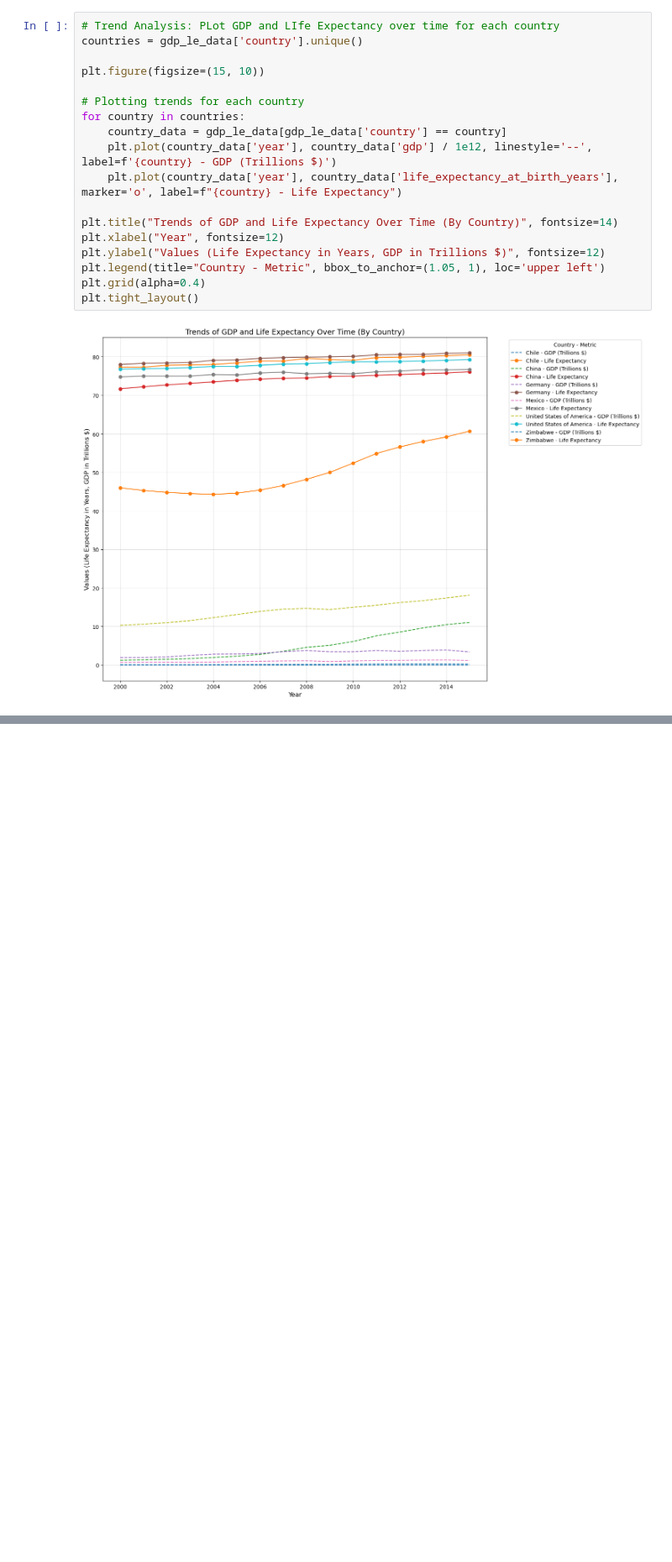
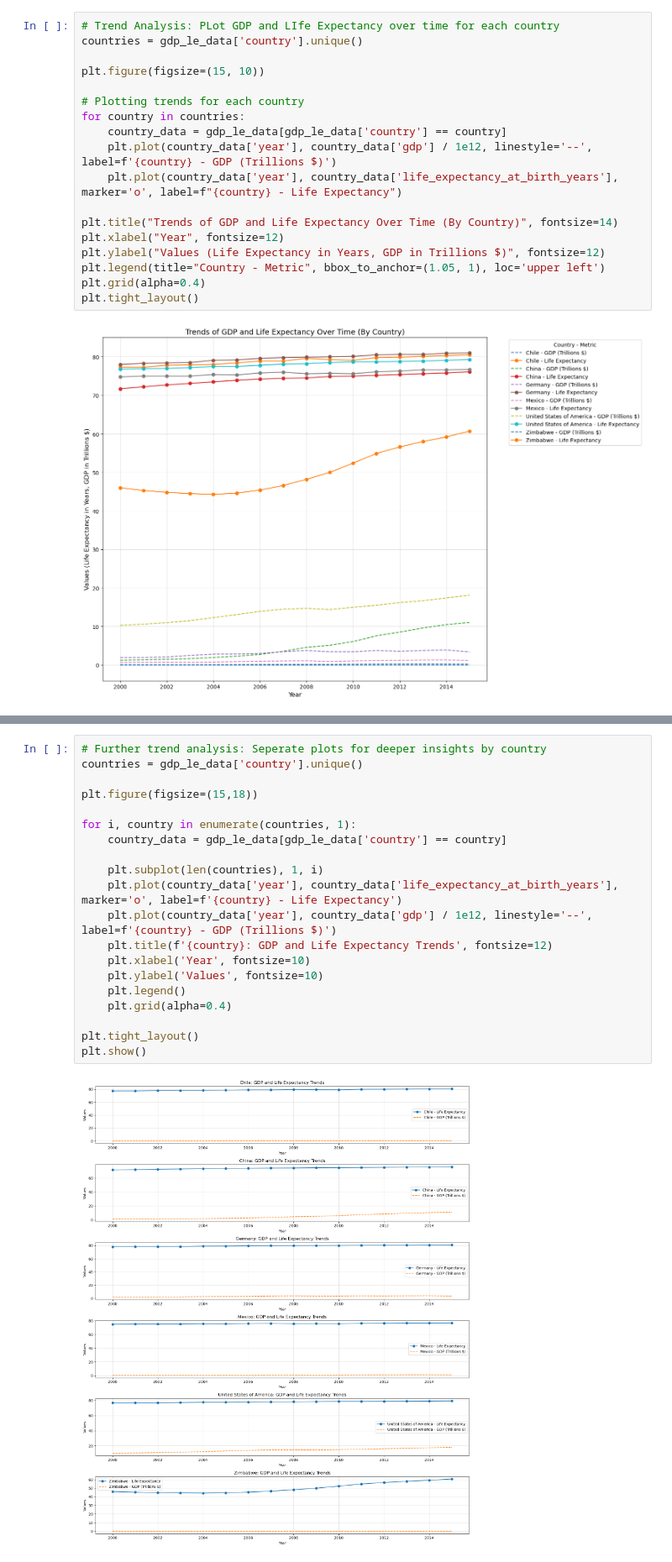
Before and after one commit to DCWRX02/Life-Expectancy-and-GDP, a Jupyter notebook: life_expectancy_gdp-Copy1.ipynb, the cells around one changed output, grey strips where cells are left out. Shown at 84% size. Cells and saved outputs as stored; diff of their text form; blank space fills up the shorter version.

Commit message:
Trend Analysis by country
Added written trend analysis for general trends and country specific. Data visualized for country specific analysis.

```diff
--- a/life_expectancy_gdp-Copy1.ipynb
+++ b/life_expectancy_gdp-Copy1.ipynb
@@ -234,0 +241,22 @@ plt.tight_layout()
+# %%
+# Further trend analysis: Seperate plots for deeper insights by country
+countries = gdp_le_data['country'].unique()
+
+plt.figure(figsize=(15,18))
+
+for i, country in enumerate(countries, 1):
+    country_data = gdp_le_data[gdp_le_data['country'] == country]
+
+    plt.subplot(len(countries), 1, i)
+    plt.plot(country_data['year'], country_data['life_expectancy_at_birth_years'], marker='o', label=f'{country} - Life Expectancy')
+    plt.plot(country_data['year'], country_data['gdp'] / 1e12, linestyle='--', label=f'{country} - GDP (Trillions $)')
+    plt.title(f'{country}: GDP and Life Expectancy Trends', fontsize=12)
+    plt.xlabel('Year', fontsize=10)
+    plt.ylabel('Values', fontsize=10)
+    plt.legend()
+    plt.grid(alpha=0.4)
+
+plt.tight_layout()
+plt.show()
+# %% [output]
+[figure, added]
```
Also changed, not shown: parts of 5 cells of this notebook.
